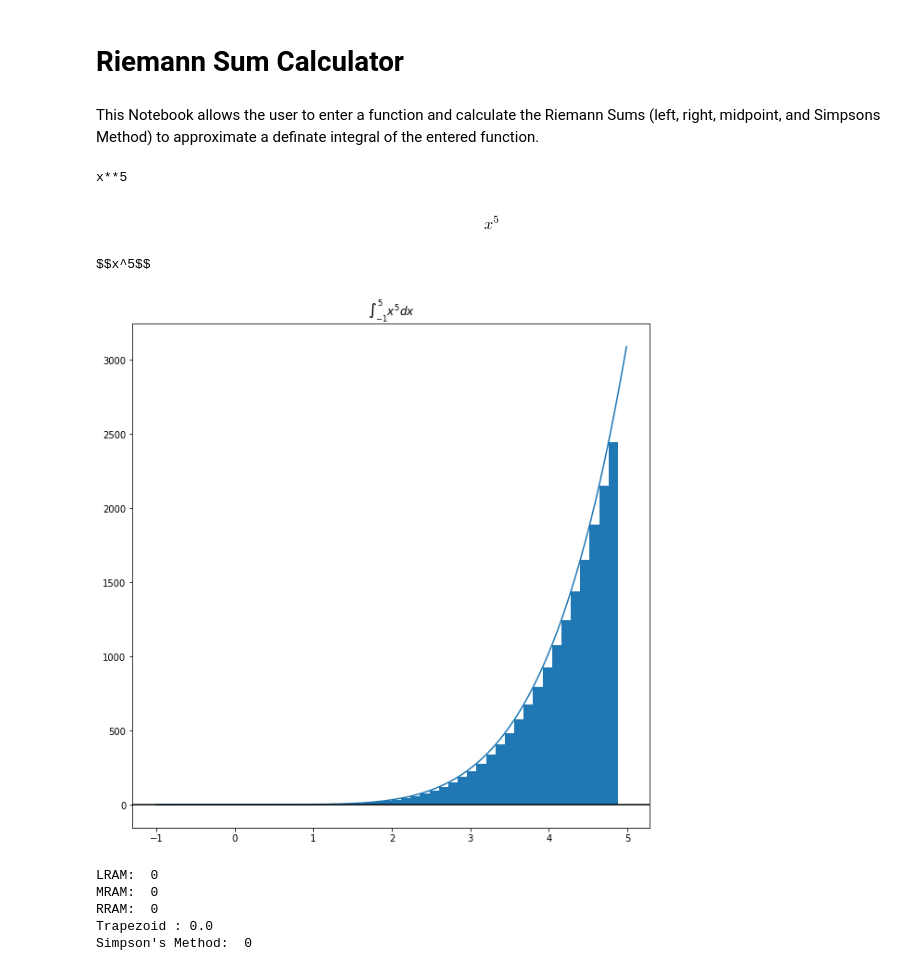
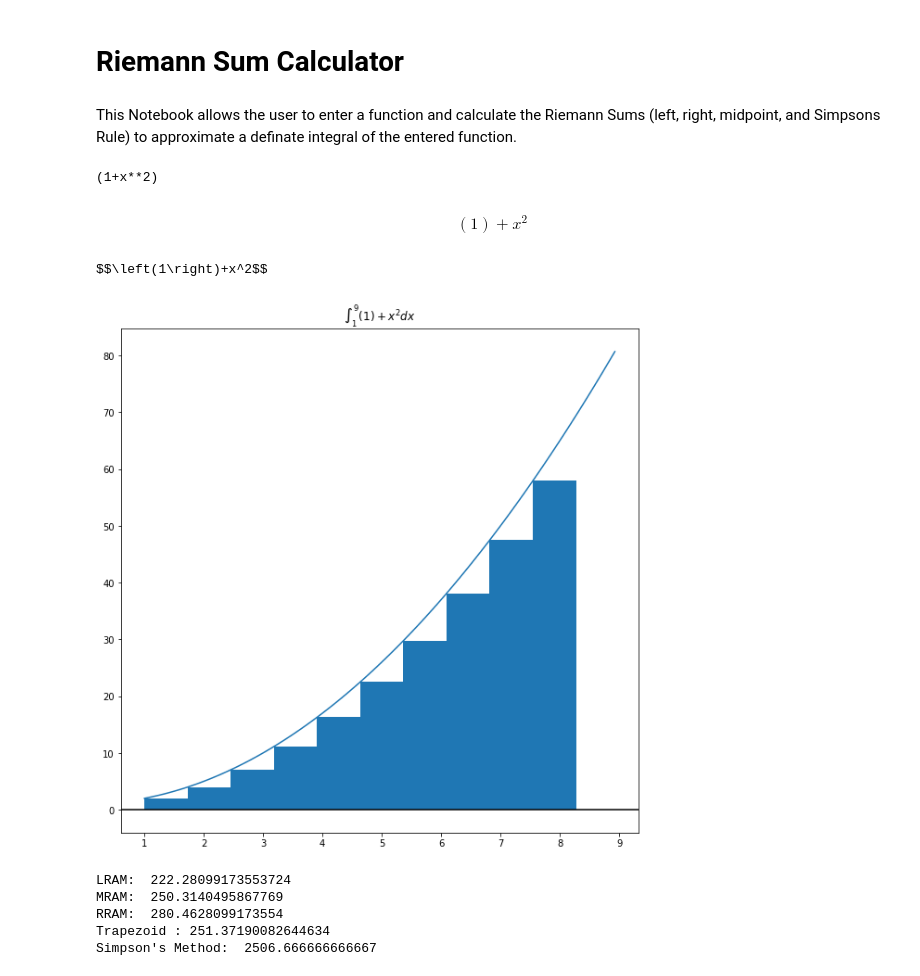
Before and after one commit to romina-pliner/riemann, a Jupyter notebook: riemann_first.ipynb, the cells around one changed output. Cells and saved outputs as stored; diff of their text form; code cells hidden in the pictures.

Commit message:
fixed vector/rectangle loops

```diff
--- a/riemann_first.ipynb
+++ b/riemann_first.ipynb
@@ -1,7 +1,7 @@
 # %% [markdown]
 # Riemann Sum Calculator
 # %% [markdown]
-This Notebook allows the user to enter a function and calculate the Riemann Sums (left, right, midpoint, and Simpsons Method) to approximate a definate integral of the entered function.
+This Notebook allows the user to enter a function and calculate the Riemann Sums (left, right, midpoint, and Simpsons Rule) to approximate a definate integral of the entered function.
 # %%
 # Import the appropriate commonly used functions from Pythons Math library
 from math import sin, cos, tan, acos, asin, atan, exp, e, pi, log, log10, sqrt, log2, floor, ceil
@@ -16,7 +16,7 @@ R=0 #RRAM
 S=0 #Simpsons
 # %%
 # Get user inputs
-n = int(input("Number of Rectangles:") or n or 10)
-function = input("Function (use Python syntax):") or function or "x**2"
-start = float(input("Start of domain to integrate:") or start or 0)
-end = float(input("End of domain to integrate:") or end or 5)
+n = int(input("Number of Rectangles:") or n)
+function = input("Function (use Python syntax):") or function
+start = float(input("Start of domain to integrate:") or start)
+end = float(input("End of domain to integrate:") or end)
@@ -29,52 +23,54 @@ def tenfold(arr):
 # %%
-width = (end - start)/float(n*10)
-print(function)
-
-# Show plot of function
+width = (end - start)/float(n)
 
 # get boundries for x-axis
 domain = end - start # width of the function
 xmin = floor(start - (domain * 0.05)) # starts 5% to the left of start
 xmax = ceil(end + (domain * 0.05)) # ends 5% to the right of end
 
 rect_xs, vect_xs, rect_ys, vect_ys = ([], [], [], [])
 
-for i in range(n*10):
+for i in range(n):
     temp = 0
-    x = start + i*width
+    x = start + (i * width)
     y = eval(function)
-    vect_xs.append(x)
-    vect_ys.append(y)
-    if (i % 10 == 0):
-        rect_xs.append(x)
-        rect_ys.append(y)
-        L += y*width
-        temp += y
 
-        x = start + (i+0.5)*width
-        M += eval(function)*width
-        temp += 4*eval(function)
+    rect_xs.append(x)
+    rect_ys.append(y)
+    L = L + (y * width)
+    temp = temp + y
 
-        x = start + (i+1)*width
-        R += eval(function)*width
-        temp += eval(function)
+    for v in range(25):
+        # get 25 vector values per rectangle to draw smooth curve
+        x = start + (i * width) + (v * (width / 25))
+        y = eval(function)
+        vect_xs.append(x)
+        vect_ys.append(y)
 
-        S += (temp)*width/(2*3)
+    x = start + ((i + 0.5) * width)
+    M = M + (eval(function) * width)
+    temp = temp + (4 * eval(function))
 
+    x = start + ((i + 1) * width)
+    R = R + (eval(function) * width)
+    temp = temp + eval(function)
+
+    S = S + ((temp) * (width * 10) / (2*3))
+
+# Create the plot
 fig = plt.figure(figsize = (10, 10))
-# Create the plot
 plt.plot(vect_xs, vect_ys)
 plt.axhline(c="black")
 
 plt.fill_between(rect_xs, rect_ys, step='post')
 func_title = r'$\int_{%d}^%d  %s dx$' % (start, end, py2tex(function))
 plt.title(func_title)
 plt.show()
 # %% [output]
-x**5
+(1+x**2)
-$$x^5$$
+$$\left(1\right)+x^2$$
-$$x^5$$
+$$\left(1\right)+x^2$$
-[figure, old version]
+[figure, new version]
 # %%
 
 
@@ -91,8 +87,8 @@ M=0
 R=0
 S=0
 # %% [output]
-LRAM:  0
-MRAM:  0
-RRAM:  0
-Trapezoid : 0.0
-Simpson's Method:  0
+LRAM:  222.28099173553724
+MRAM:  250.3140495867769
+RRAM:  280.4628099173554
+Trapezoid : 251.37190082644634
+Simpson's Method:  2506.666666666667
```
Also changed, not shown: parts of 1 cell of this notebook.
